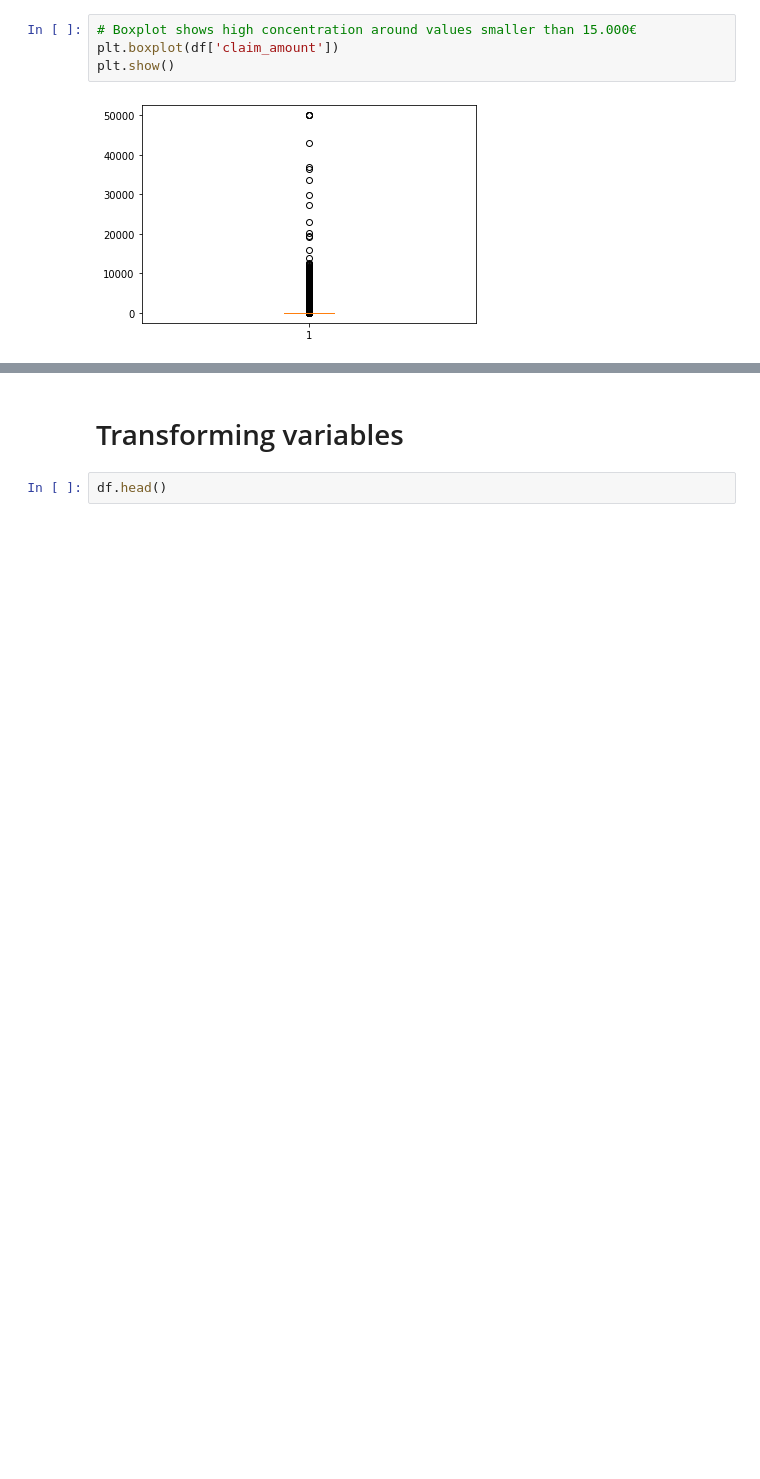
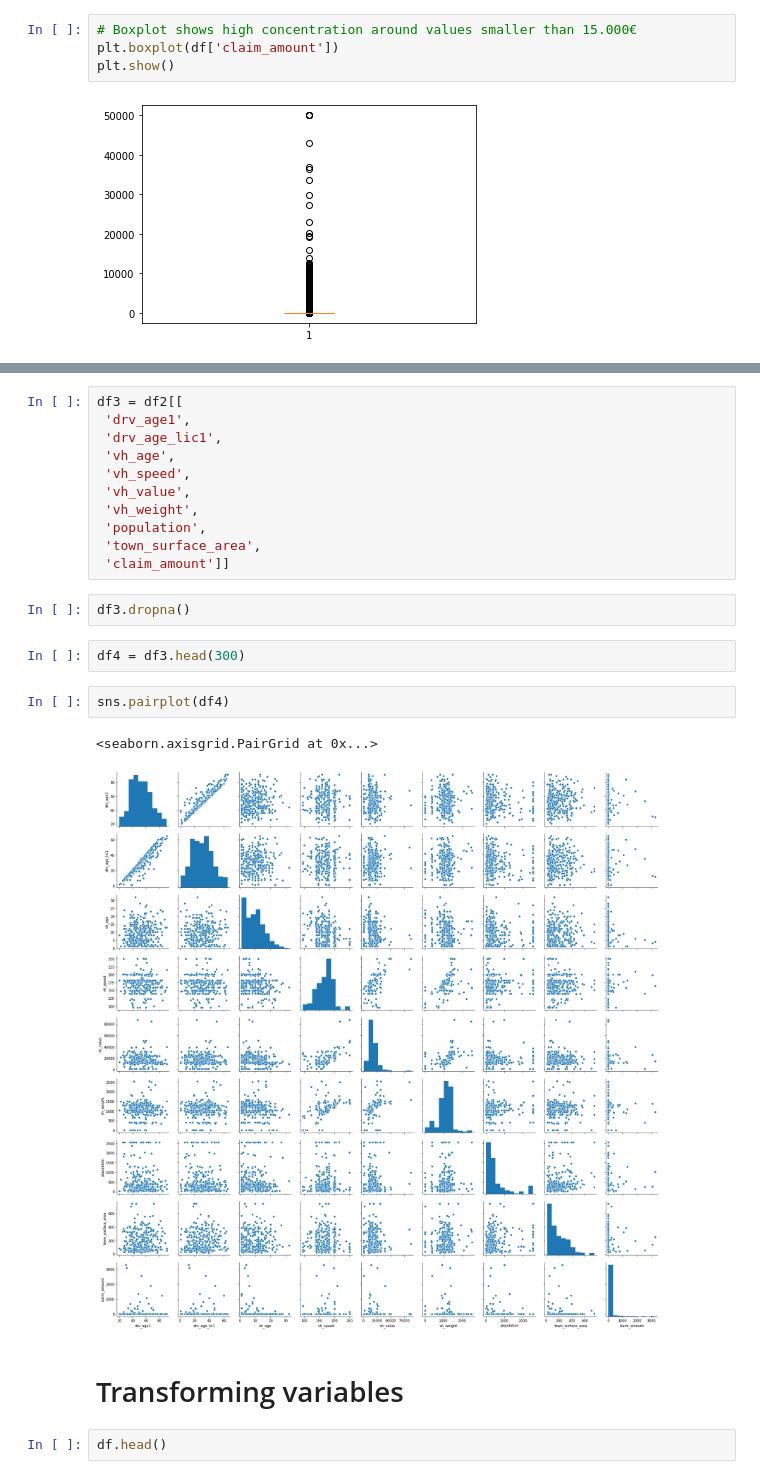
Before and after one commit to mariaferrol1988/experiments, a Jupyter notebook: projects/insurance/insurance.ipynb, the cells around one changed output, grey strips where cells are left out. Saved outputs shown, nothing was run; the diff lists cells and outputs as text; blank space fills up the shorter version.

```diff
--- a/projects/insurance/insurance.ipynb
+++ b/projects/insurance/insurance.ipynb
@@ -151,3 +164,23 @@ df.head()
+# %%
+df3 = df2[[
+ 'drv_age1',
+ 'drv_age_lic1',
+ 'vh_age',
+ 'vh_speed',
+ 'vh_value',
+ 'vh_weight',
+ 'population',
+ 'town_surface_area',
+ 'claim_amount']]
+# %%
+df3.dropna()
+# %%
+df4 = df3.head(300)
+# %%
+sns.pairplot(df4)
+# %% [output]
+<seaborn.axisgrid.PairGrid at 0x...>
+[figure, added]
 # %% [markdown]
 # Transforming variables
 # %%
```
Also changed, not shown: parts of 10 cells of this notebook.
